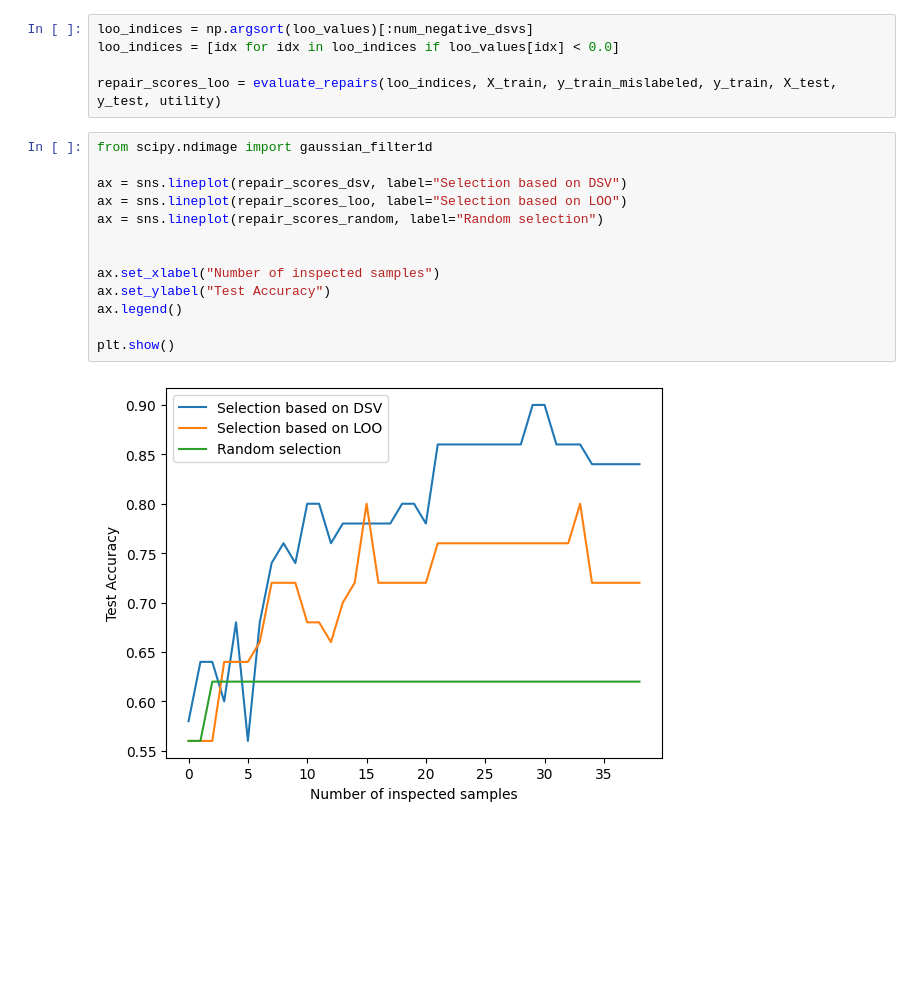
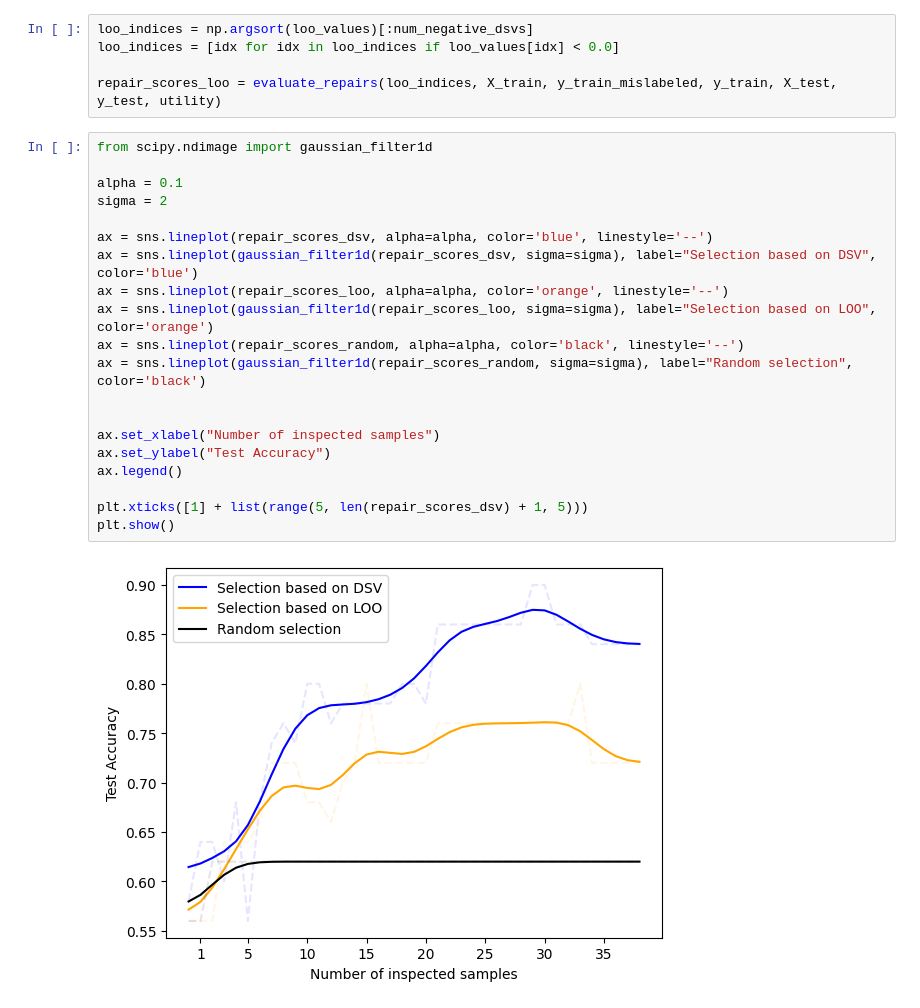
Before and after one commit to navigating-data-errors/tutorial, a Jupyter notebook: part1-data-errors.ipynb, the cells around one changed output. Cells and saved outputs as stored; diff of their text form; blank space fills up the shorter version.

```diff
--- a/part1-data-errors.ipynb
+++ b/part1-data-errors.ipynb
@@ -145,15 +150,22 @@ repair_scores_loo = evaluate_repairs(loo_indices, X_train, y_train_mislabeled, y
 # %%
 from scipy.ndimage import gaussian_filter1d
 
-ax = sns.lineplot(repair_scores_dsv, label="Selection based on DSV")
-ax = sns.lineplot(repair_scores_loo, label="Selection based on LOO")
-ax = sns.lineplot(repair_scores_random, label="Random selection")
+alpha = 0.1
+sigma = 2
+
+ax = sns.lineplot(repair_scores_dsv, alpha=alpha, color='blue', linestyle='--')
+ax = sns.lineplot(gaussian_filter1d(repair_scores_dsv, sigma=sigma), label="Selection based on DSV", color='blue')
+ax = sns.lineplot(repair_scores_loo, alpha=alpha, color='orange', linestyle='--')
+ax = sns.lineplot(gaussian_filter1d(repair_scores_loo, sigma=sigma), label="Selection based on LOO", color='orange')
+ax = sns.lineplot(repair_scores_random, alpha=alpha, color='black', linestyle='--')
+ax = sns.lineplot(gaussian_filter1d(repair_scores_random, sigma=sigma), label="Random selection", color='black')
 
 
 ax.set_xlabel("Number of inspected samples")
 ax.set_ylabel("Test Accuracy")
 ax.legend()
 
+plt.xticks([1] + list(range(5, len(repair_scores_dsv) + 1, 5)))
 plt.show()
 # %% [output]
-[figure, old version]
+[figure, new version]
```
Also changed, not shown: parts of 1 cell of this notebook, 5 other files.
